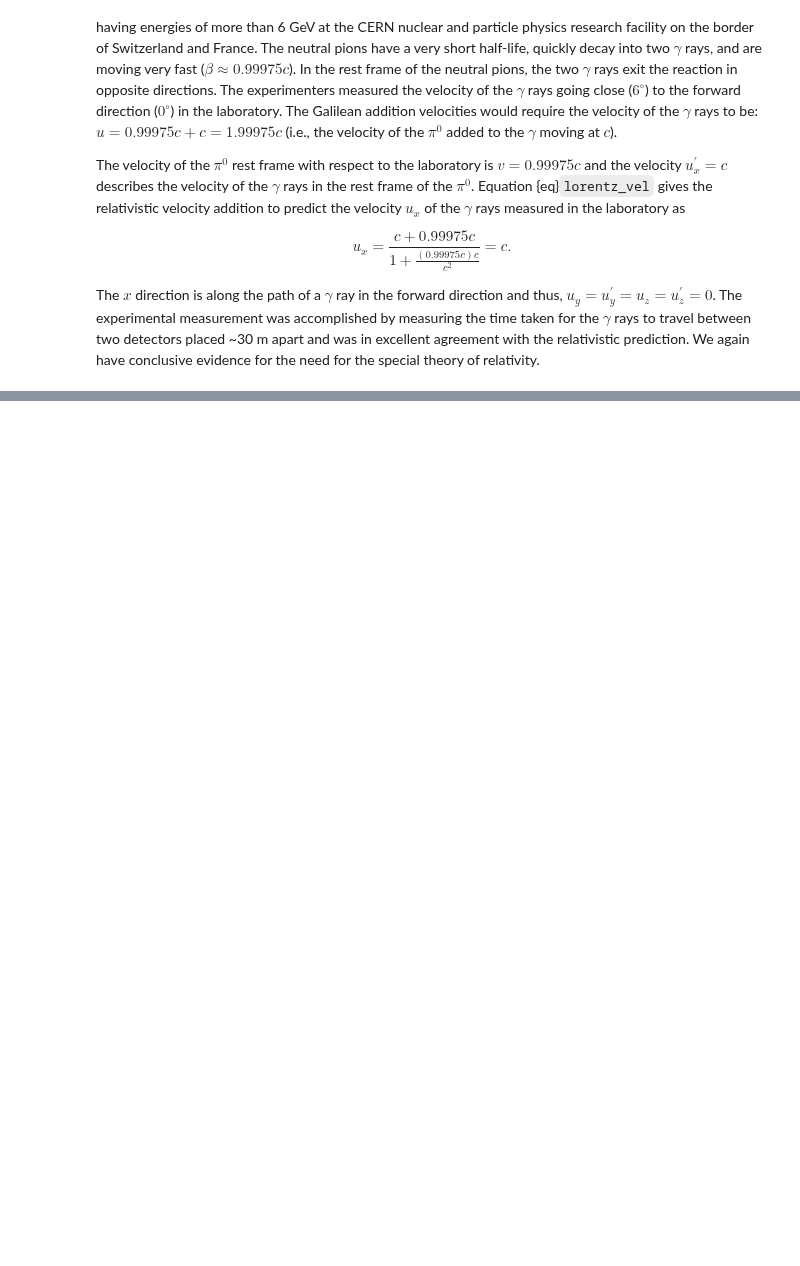
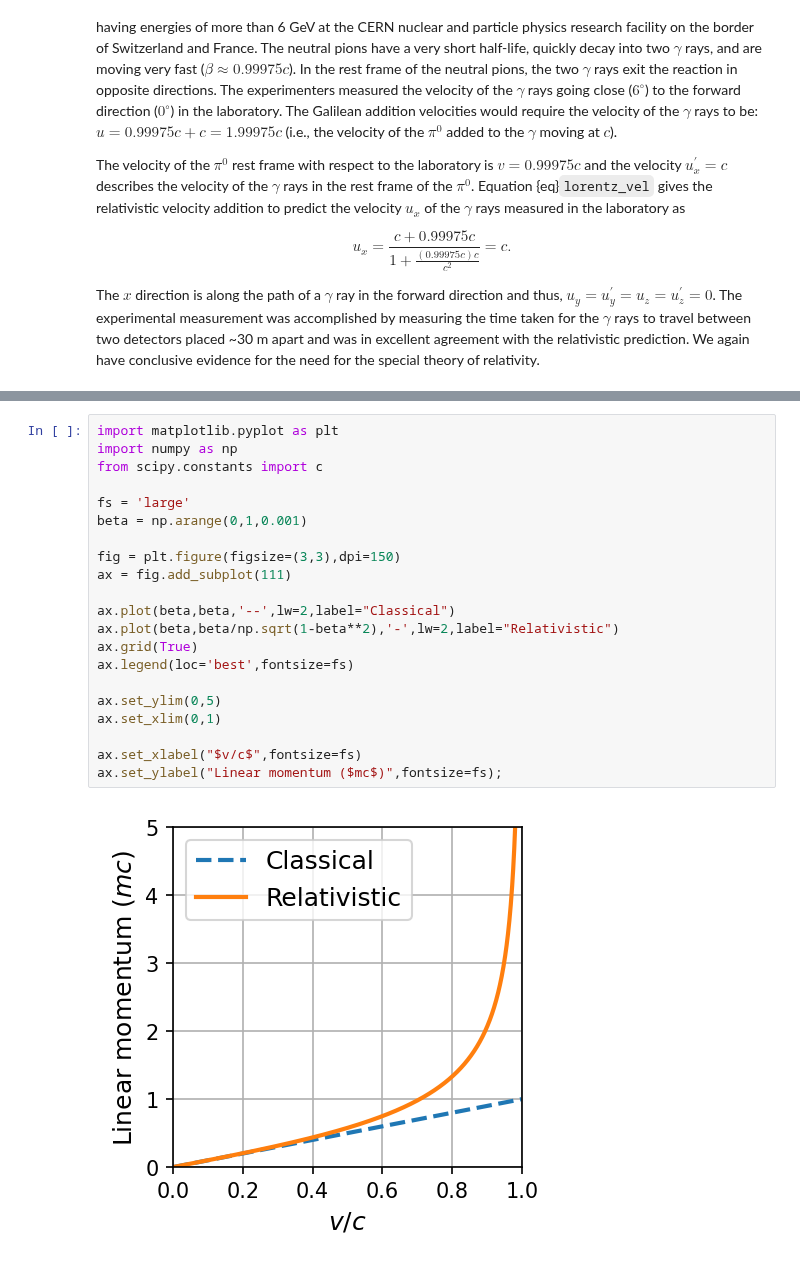
Before and after one commit to saturnaxis/ModernPhysics, a Jupyter notebook: Chapter_2/special-theory-of-relativity.ipynb, the cells around one changed output, grey strips where cells are left out. Cells and saved outputs as stored; diff of their text form; blank space fills up the shorter version.

```diff
--- a/Chapter_2/special-theory-of-relativity.ipynb
+++ b/Chapter_2/special-theory-of-relativity.ipynb
@@ -592,0 +796,23 @@ s^2 &= x^2 + y^2 + z^2 -(ct)^2.
+# %%
+import matplotlib.pyplot as plt
+import numpy as np
+from scipy.constants import c
+
+fs = 'large'
+beta = np.arange(0,1,0.001)
+
+fig = plt.figure(figsize=(3,3),dpi=150)
+ax = fig.add_subplot(111)
+
+ax.plot(beta,beta,'--',lw=2,label="Classical")
+ax.plot(beta,beta/np.sqrt(1-beta**2),'-',lw=2,label="Relativistic")
+ax.grid(True)
+ax.legend(loc='best',fontsize=fs)
+
+ax.set_ylim(0,5)
+ax.set_xlim(0,1)
+
+ax.set_xlabel("$v/c$",fontsize=fs)
+ax.set_ylabel("Linear momentum ($mc$)",fontsize=fs);
+# %% [output]
+[figure, added]
```
Also changed, not shown: parts of 26 cells of this notebook, 8 other files.
